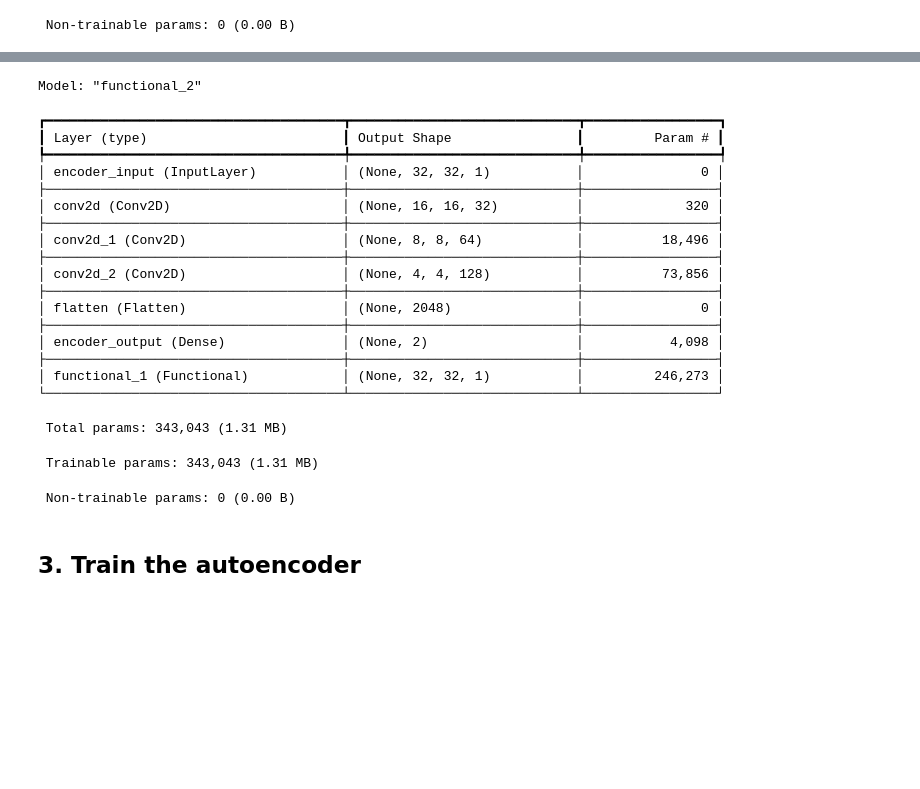
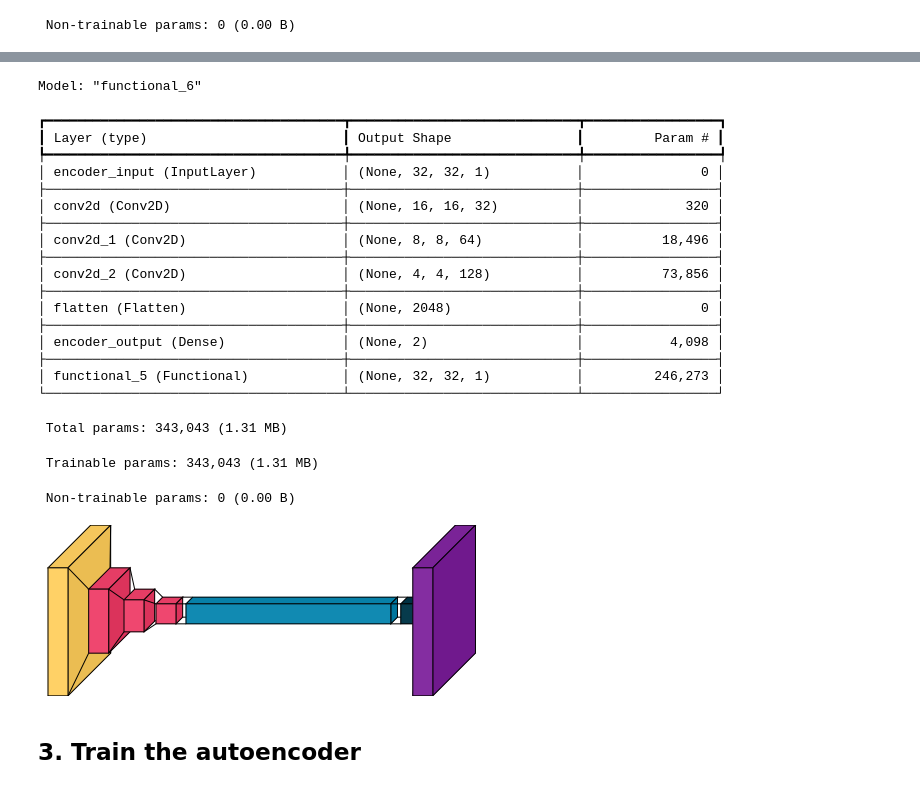
Before and after one commit to bforoura/GenAI, a Jupyter notebook: Module3/autoencoder.ipynb, the cells around one changed output, grey strips where cells are left out. Cells and saved outputs as stored; diff of their text form; code cells hidden in the pictures; blank space fills up the shorter version.

```diff
--- a/Module3/autoencoder.ipynb
+++ b/Module3/autoencoder.ipynb
@@ -155,31 +175,34 @@ Model: "functional_1"
 # %%
 # Autoencoder
 autoencoder = models.Model(
     encoder_input, decoder(encoder_output)
 )  # decoder(encoder_output)
 autoencoder.summary()
+
+visualkeras.layered_view(autoencoder)
 # %% [output]
-Model: "functional_2"
+Model: "functional_6"
 ┏━━━━━━━━━━━━━━━━━━━━━━━━━━━━━━━━━━━━━━┳━━━━━━━━━━━━━━━━━━━━━━━━━━━━━┳━━━━━━━━━━━━━━━━━┓
 ┃ Layer (type)                         ┃ Output Shape                ┃         Param # ┃
 ┡━━━━━━━━━━━━━━━━━━━━━━━━━━━━━━━━━━━━━━╇━━━━━━━━━━━━━━━━━━━━━━━━━━━━━╇━━━━━━━━━━━━━━━━━┩
 │ encoder_input (InputLayer)           │ (None, 32, 32, 1)           │               0 │
 ├──────────────────────────────────────┼─────────────────────────────┼─────────────────┤
 │ conv2d (Conv2D)                      │ (None, 16, 16, 32)          │             320 │
 ├──────────────────────────────────────┼─────────────────────────────┼─────────────────┤
 │ conv2d_1 (Conv2D)                    │ (None, 8, 8, 64)            │          18,496 │
 ├──────────────────────────────────────┼─────────────────────────────┼─────────────────┤
 │ conv2d_2 (Conv2D)                    │ (None, 4, 4, 128)           │          73,856 │
 ├──────────────────────────────────────┼─────────────────────────────┼─────────────────┤
 │ flatten (Flatten)                    │ (None, 2048)                │               0 │
 ├──────────────────────────────────────┼─────────────────────────────┼─────────────────┤
 │ encoder_output (Dense)               │ (None, 2)                   │           4,098 │
 ├──────────────────────────────────────┼─────────────────────────────┼─────────────────┤
-│ functional_1 (Functional)            │ (None, 32, 32, 1)           │         246,273 │
+│ functional_5 (Functional)            │ (None, 32, 32, 1)           │         246,273 │
 └──────────────────────────────────────┴─────────────────────────────┴─────────────────┘
  Total params: 343,043 (1.31 MB)
  Trainable params: 343,043 (1.31 MB)
  Non-trainable params: 0 (0.00 B)
+[figure, added]
 # %% [markdown]
 ## 3. Train the autoencoder <a name="train"></a>
 # %%
```
Also changed, not shown: parts of 11 cells of this notebook.
